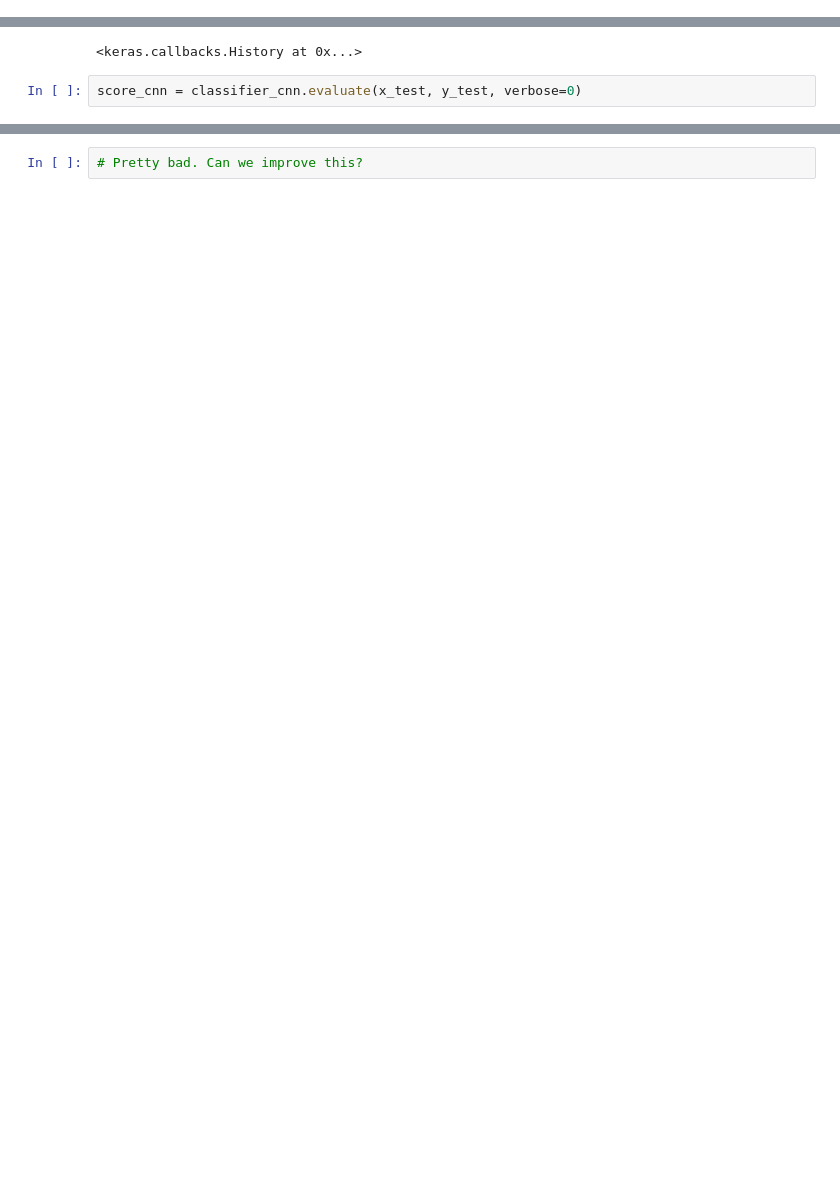
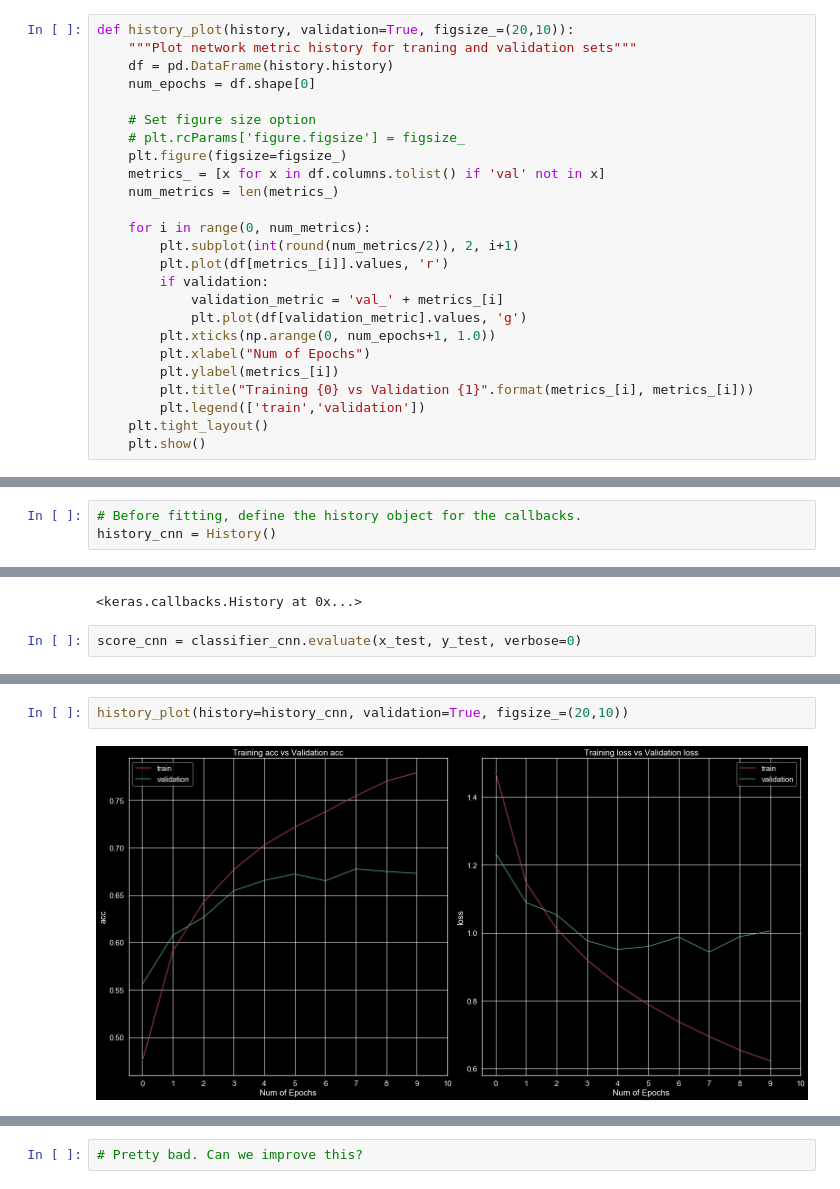
Before and after one commit to dokeeffe87/keras_examples, a Jupyter notebook: ConvNet_and_simple_GAN_examples.ipynb, the cells around one changed output, grey strips where cells are left out. Drawn from its saved outputs; the diff is of its cells as text; blank space fills up the shorter version.

```diff
--- a/ConvNet_and_simple_GAN_examples.ipynb
+++ b/ConvNet_and_simple_GAN_examples.ipynb
@@ -31,3 +32,28 @@ plt.style.use('dark_background')
 # %%
 def plot_model(model):
     return SVG(keras.utils.vis_utils.model_to_dot(model, show_shapes=True).create(prog='dot', format='svg'))
+# %%
+def history_plot(history, validation=True, figsize_=(20,10)):
+    """Plot network metric history for traning and validation sets"""
+    df = pd.DataFrame(history.history)
+    num_epochs = df.shape[0]
+
+    # Set figure size option
+    # plt.rcParams['figure.figsize'] = figsize_
+    plt.figure(figsize=figsize_)
+    metrics_ = [x for x in df.columns.tolist() if 'val' not in x]
+    num_metrics = len(metrics_)
+
+    for i in range(0, num_metrics):
+        plt.subplot(int(round(num_metrics/2)), 2, i+1)
+        plt.plot(df[metrics_[i]].values, 'r')
+        if validation:
+            validation_metric = 'val_' + metrics_[i]
+            plt.plot(df[validation_metric].values, 'g')
+        plt.xticks(np.arange(0, num_epochs+1, 1.0))
+        plt.xlabel("Num of Epochs")
+        plt.ylabel(metrics_[i])
+        plt.title("Training {0} vs Validation {1}".format(metrics_[i], metrics_[i]))
+        plt.legend(['train','validation'])
+    plt.tight_layout()
+    plt.show()
@@ -191,5 +243,8 @@ plot_model(classifier_cnn)
 # Compile the model. We use sparse_categorical_crossentropy as our targets are integers (if the target was hot encoded, we could use categorical_crossentropy, but we would
 # absolutely have to hot-encode the target variable first).  The metric will be categorical accuracy.
 classifier_cnn.compile(optimizer=keras.optimizers.Adam(), loss="sparse_categorical_crossentropy", metrics=['acc'])
+# %%
+# Before fitting, define the history object for the callbacks.
+history_cnn = History()
 # %%
 # Fit the model.
@@ -225,0 +281,4 @@ Test accuracy: 0.6904
+# %%
+history_plot(history=history_cnn, validation=True, figsize_=(20,10))
+# %% [output]
+[figure, added]
```
Also changed, not shown: parts of 47 cells of this notebook.
